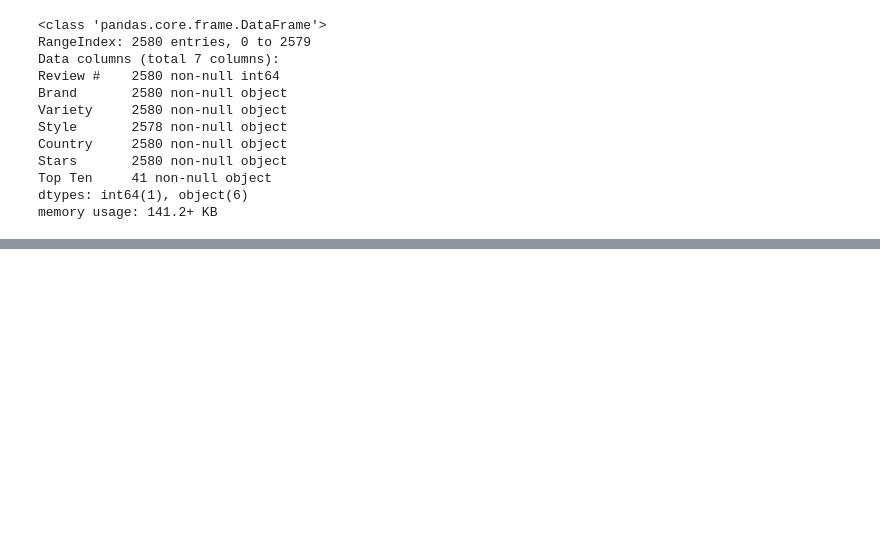
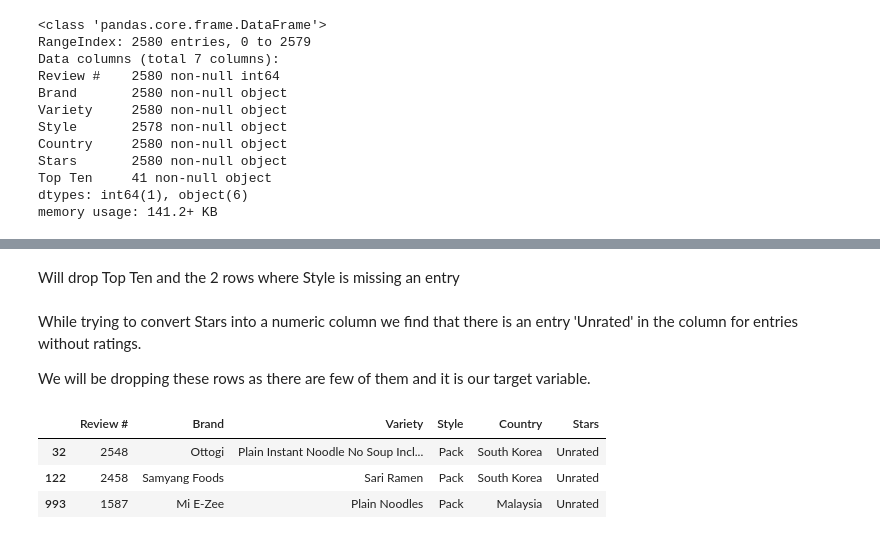
Before and after one commit to tahashahab/Practice, a Jupyter notebook: ramen.ipynb, the cells around one changed output, grey strips where cells are left out. Cells and saved outputs as stored; diff of their text form; code cells hidden in the pictures; blank space fills up the shorter version.

```diff
--- a/ramen.ipynb
+++ b/ramen.ipynb
@@ -33,0 +62,2 @@ memory usage: 141.2+ KB
+# %% [markdown]
+Will drop Top Ten and the 2 rows where Style is missing an entry
@@ -33,0 +67,11 @@ memory usage: 141.2+ KB
+# %% [markdown]
+While trying to convert Stars into a numeric column we find that there is an entry 'Unrated' in the column for entries without ratings.
+
+We will be dropping these rows as there are few of them and it is our target variable.
+# %%
+ramen[ramen['Stars'] == 'Unrated']
+# %% [output]
+|  | Review # | Brand | Variety | Style | Country | Stars |
+| 32 | 2548 | Ottogi | Plain Instant Noodle No Soup Incl... | Pack | South Korea | Unrated |
+| 122 | 2458 | Samyang Foods | Sari Ramen | Pack | South Korea | Unrated |
+| 993 | 1587 | Mi E-Zee | Plain Noodles | Pack | Malaysia | Unrated |
```
Also changed, not shown: parts of 17 cells of this notebook, 1 other file.
